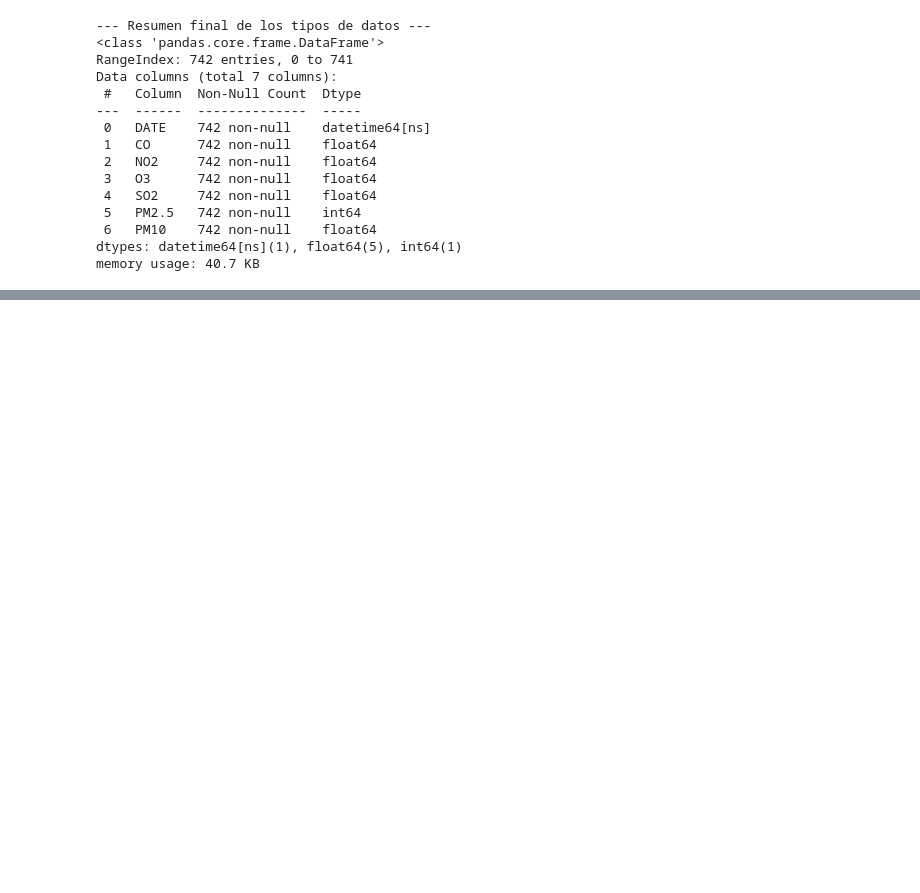
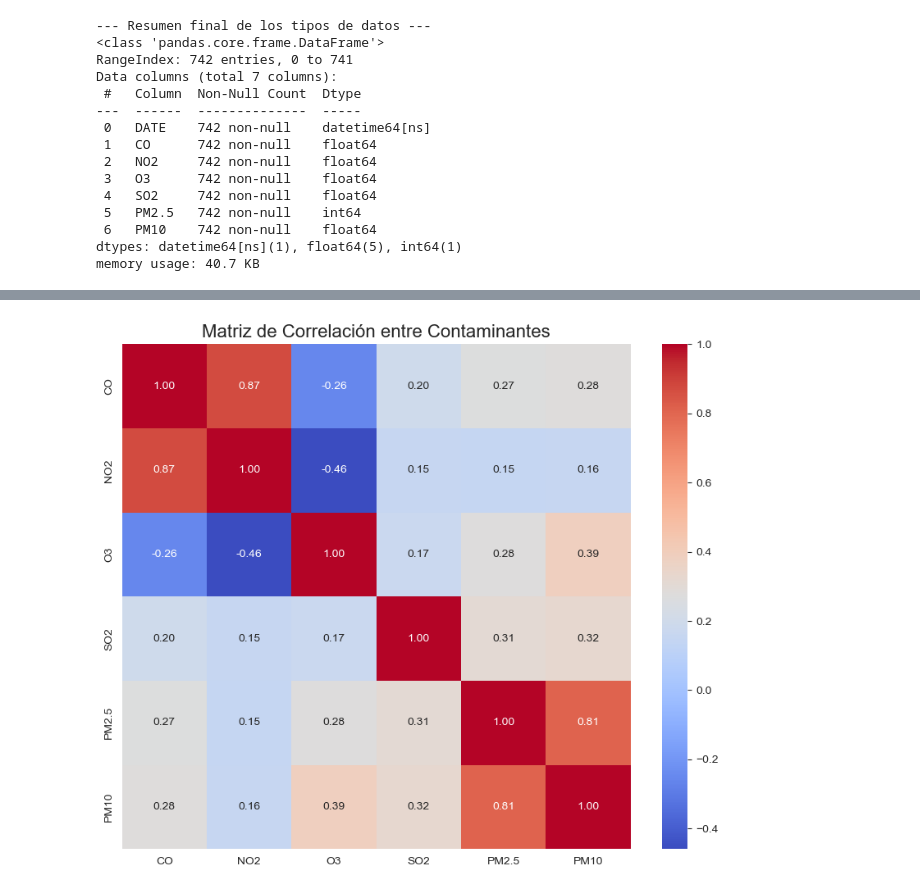
Before and after one commit to EmilianoRdzV/moca-analisis-contaminantes, a Jupyter notebook: Notebooks/CalidadAire.ipynb, the cells around one changed output, grey strips where cells are left out. Drawn from its saved outputs; the diff is of its cells as text; code cells hidden in the pictures; blank space fills up the shorter version.

```diff
--- a/Notebooks/CalidadAire.ipynb
+++ b/Notebooks/CalidadAire.ipynb
@@ -105,0 +147,18 @@ memory usage: 40.7 KB
+# %%
+# Matriz de Correlación y Heatmap
+
+# Solo columnas numéricas para el cálculo
+columnasNumericas = ['CO', 'NO2', 'O3', 'SO2', 'PM2.5', 'PM10']
+contaminantesNumericos = contaminantes[columnasNumericas]
+
+# Matriz de correlacion
+matrizCorrelacion = contaminantesNumericos.corr()
+
+# Heatmap para la representacion de la matriz de correlacion
+plt.figure(figsize=(10, 8))
+sns.heatmap(matrizCorrelacion, annot=True, cmap='coolwarm', fmt=".2f")
+plt.title('Matriz de Correlación entre Contaminantes', fontsize=16)
+plt.savefig('../Images/matrizCorrelacion.png', dpi=300, bbox_inches='tight')
+plt.show()
+# %% [output]
+[figure, added]
```
Also changed, not shown: parts of 8 cells of this notebook, 2 other files.
